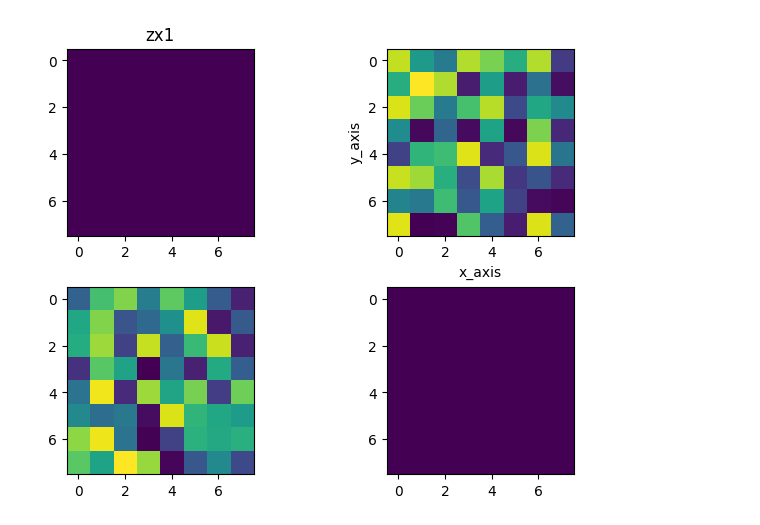
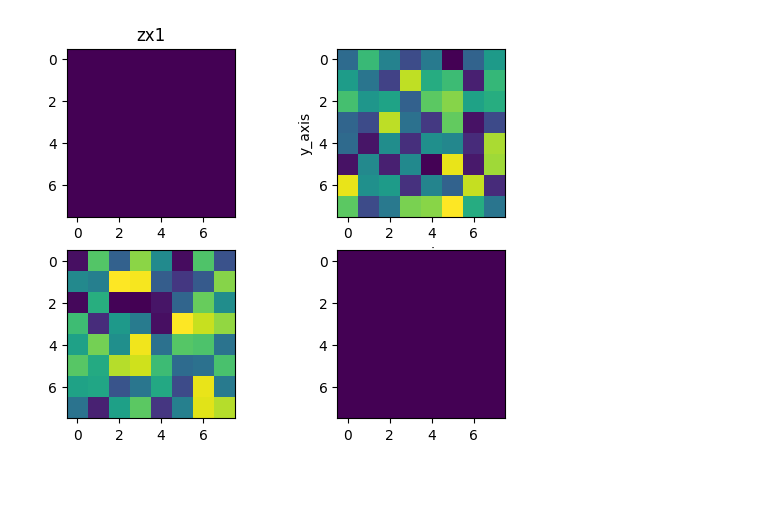
Before and after one commit to Savith-02/notebooks, a Jupyter notebook: matplotlib_plots.ipynb, the cells around one changed output. Cells and saved outputs as stored; diff of their text form; code cells hidden in the pictures; blank space fills up the shorter version.

```diff
--- a/matplotlib_plots.ipynb
+++ b/matplotlib_plots.ipynb
@@ -106,23 +95,23 @@ plt.show()
 # %%
-fig, ax = plt.subplots(2, 2, constrained_layout=True)
+fig, ax = plt.subplots(2, 2)
 z1 = np.zeros((8, 8))
 z2 = np.random.uniform(0, 1, (8, 8))
 z3 = np.random.uniform(0, 1, (8, 8))
 z4 = np.ones((8, 8))
 
 ax[0, 0].imshow(z1)
 ax[0, 0].set_title("zx1")
 
 ax[0, 1].imshow(z2)
 ax[0, 1].set_ylabel("y_axis")
 ax[0, 1].set_xlabel("x_axis")
 
 ax[1, 0].imshow(z3)
 ax[1, 1].imshow(z4)
 
 plt.show()
 # %% [output]
-[figure, old version]
+[figure, new version]
 # %%
 z2
 # %% [output]
```
Also changed, not shown: parts of 9 cells of this notebook.
